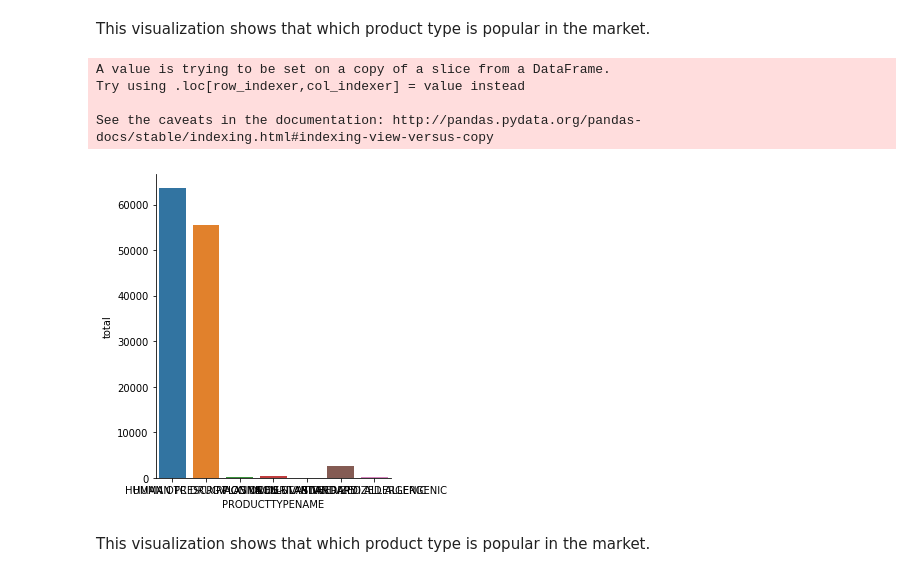
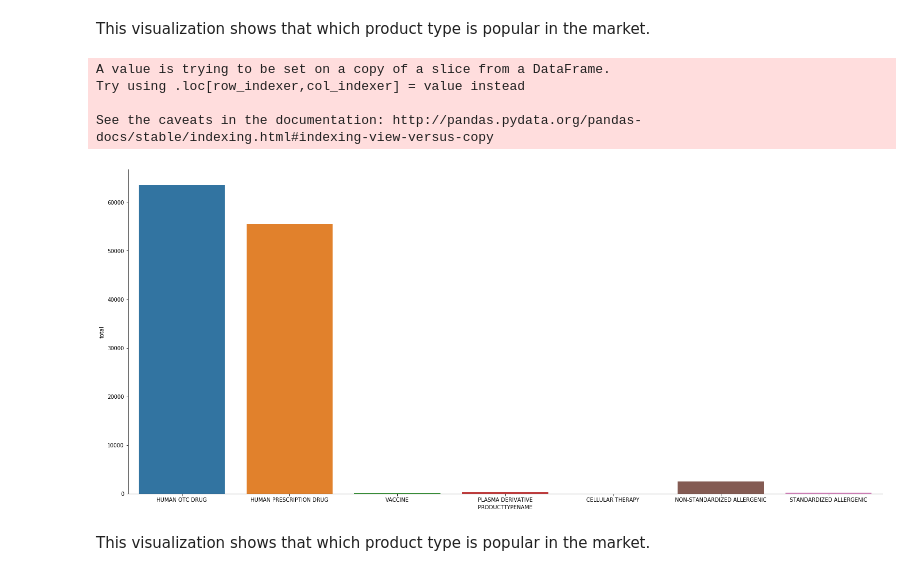
Before and after one commit to 854740262/NDC-database-analysis, a Jupyter notebook: Presentation.ipynb, the cells around one changed output. Drawn from its saved outputs; the diff is of its cells as text; code cells hidden in the pictures.

Commit message:
image_magnify

```diff
--- a/Presentation.ipynb
+++ b/Presentation.ipynb
@@ -101,15 +101,16 @@ This visualization shows that which product type is popular in the market.
 # %%
 labeler = product[['PRODUCTTYPENAME']]
 labeler['total'] = labeler.groupby(['PRODUCTTYPENAME'])['PRODUCTTYPENAME'].transform('count')
 labeler = labeler.drop_duplicates(['PRODUCTTYPENAME'])
 
 g = sns.catplot(x="PRODUCTTYPENAME", y="total", kind="bar", data=labeler)
+g.fig.set_size_inches(30,10)
 # %% [output]
 A value is trying to be set on a copy of a slice from a DataFrame.
 Try using .loc[row_indexer,col_indexer] = value instead
 
 See the caveats in the documentation: http://pandas.pydata.org/pandas-docs/stable/indexing.html#indexing-view-versus-copy
-[figure, old version]
+[figure, new version]
 # %% [markdown]
 This visualization shows that which product type is popular in the market.
 # %%
```
Also changed, not shown: parts of 2 cells of this notebook.
